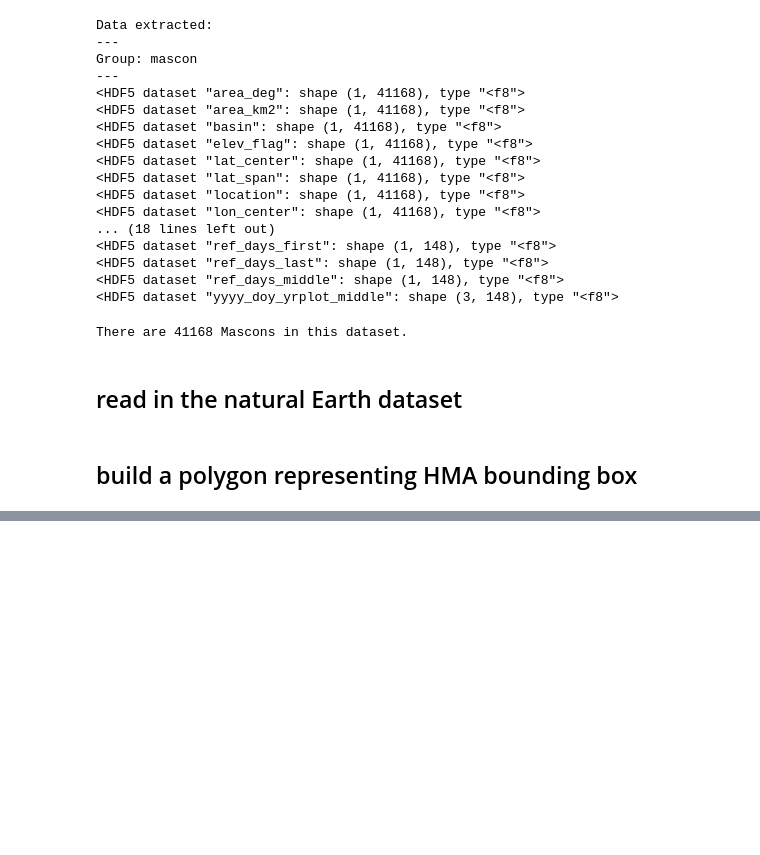
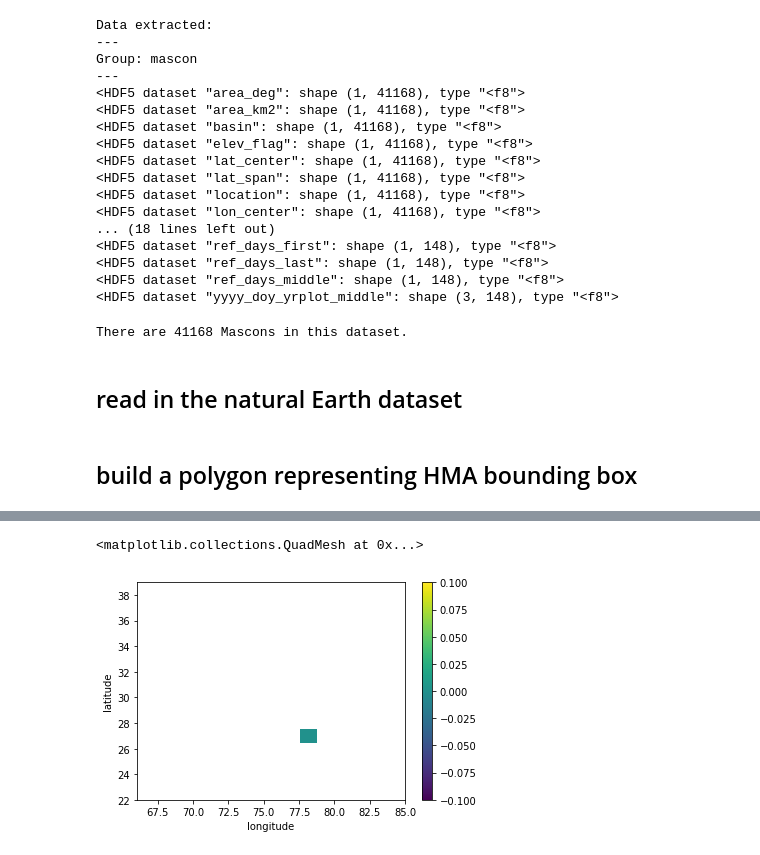
Before and after one commit to NASA-Planetary-Science/HiMAT, a Jupyter notebook: Projects/GRACE_MASCON/GRACE_HMA.ipynb, the cells around one changed output, grey strips where cells are left out. Cells and saved outputs as stored; diff of their text form; code cells hidden in the pictures; blank space fills up the shorter version.

```diff
--- a/Projects/GRACE_MASCON/GRACE_HMA.ipynb
+++ b/Projects/GRACE_MASCON/GRACE_HMA.ipynb
@@ -90,0 +132,8 @@ gpd_intersect.plot(column='avg_mass_change_cm', ax=world[world['continent'] == '
+# %%
+m2 = m.mask(subset, lon_name = 'longitude', lat_name = 'latitude')
+print('All NaN? ', np.all(np.isnan(m2)))
+# %%
+m2.plot(x='longitude',y='latitude')
+# %% [output]
+<matplotlib.collections.QuadMesh at 0x...>
+[figure, added]
```
Also changed, not shown: parts of 16 cells of this notebook, 1 other file.
